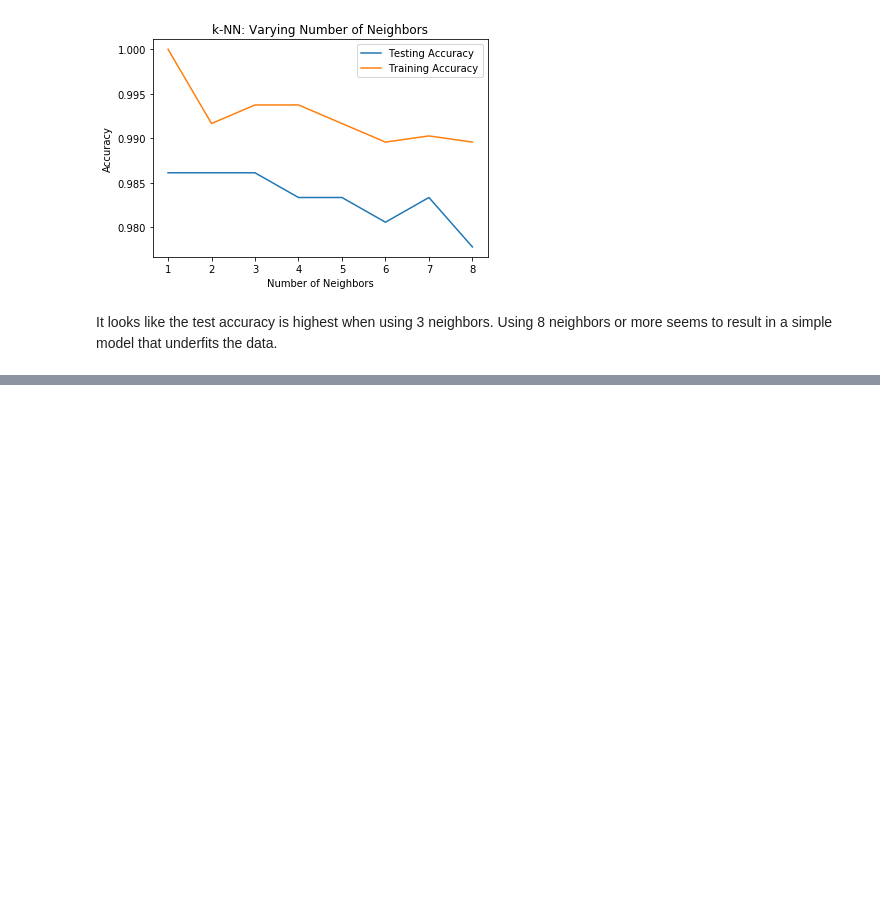
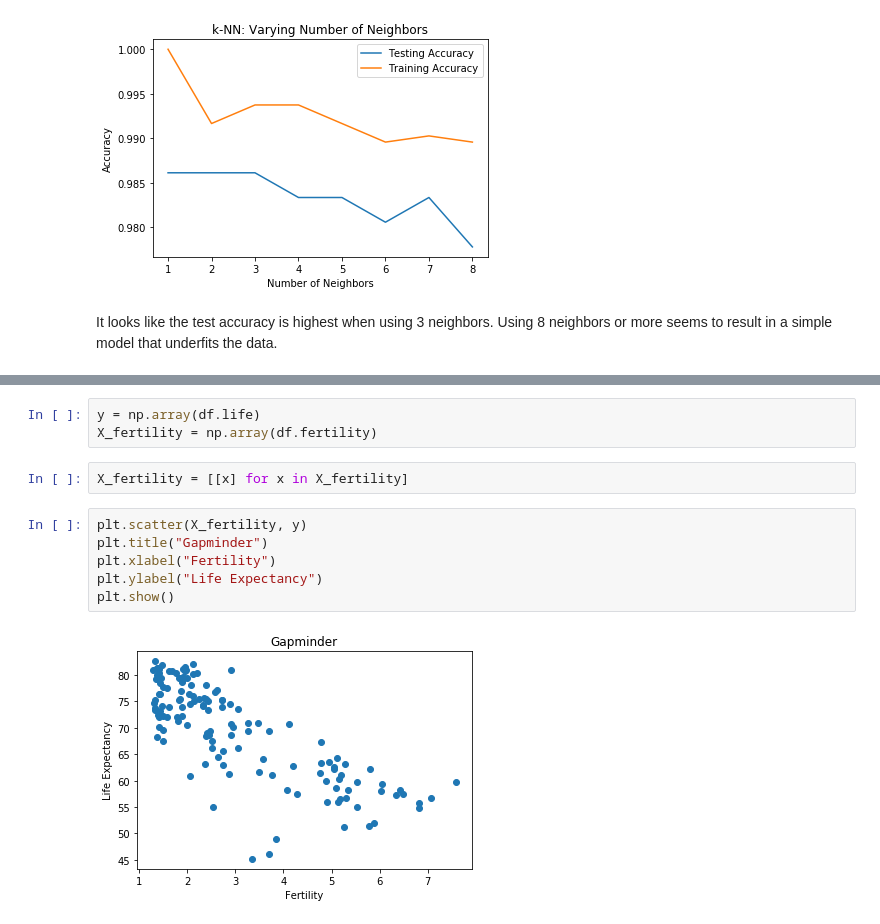
Before and after one commit to ksobczak2501/Data-Scientist-with-Python, a Jupyter notebook: supervised learning with scikit learn.ipynb, the cells around one changed output, grey strips where cells are left out. Saved outputs shown, nothing was run; the diff lists cells and outputs as text; blank space fills up the shorter version.

```diff
--- a/supervised learning with scikit learn.ipynb
+++ b/supervised learning with scikit learn.ipynb
@@ -264,0 +359,13 @@ It looks like the test accuracy is highest when using 3 neighbors. Using 8 neigh
+# %%
+y = np.array(df.life)
+X_fertility = np.array(df.fertility)
+# %%
+X_fertility = [[x] for x in X_fertility]
+# %%
+plt.scatter(X_fertility, y)
+plt.title("Gapminder")
+plt.xlabel("Fertility")
+plt.ylabel("Life Expectancy")
+plt.show()
+# %% [output]
+[figure, added]
```
Also changed, not shown: parts of 81 cells of this notebook.
